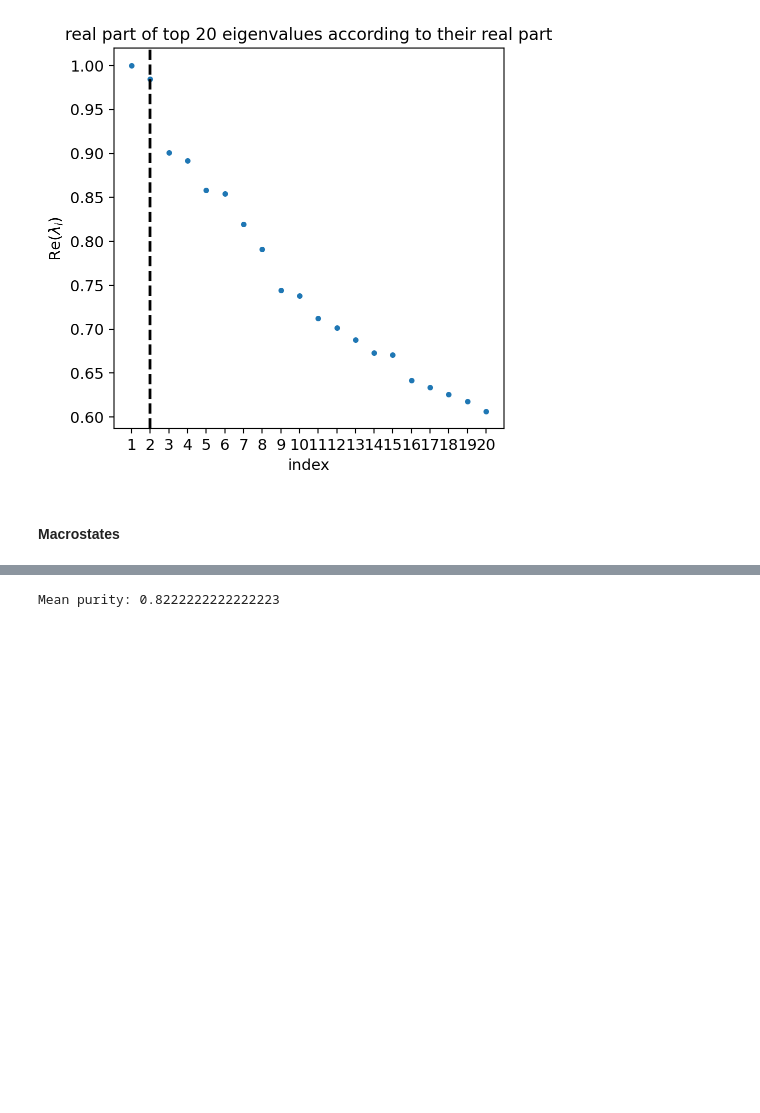
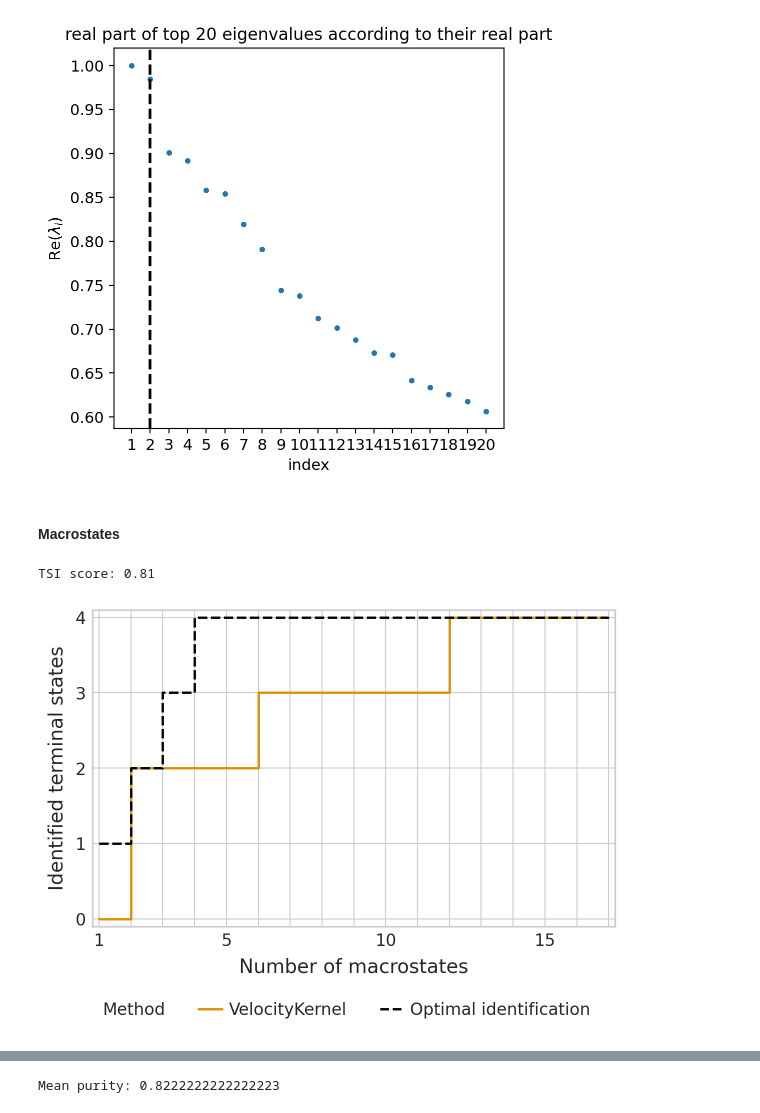
Before and after one commit to theislab/cellrank2_reproducibility, a Jupyter notebook: notebooks/labeling_kernel/fate_mapping.ipynb, the cells around one changed output, grey strips where cells are left out. Saved outputs shown, nothing was run; the diff lists cells and outputs as text; code cells hidden in the pictures; blank space fills up the shorter version.

```diff
--- a/notebooks/labeling_kernel/fate_mapping.ipynb
+++ b/notebooks/labeling_kernel/fate_mapping.ipynb
@@ -139,5 +130,36 @@ Adding `adata.uns['eigendecomposition_fwd']`
 [figure]
 # %% [markdown]
 #### Macrostates
+# %%
+terminal_states = ["Enteroendocrine progenitors", "Enterocytes", "Goblet cells", "Paneth cells"]
+cluster_key = "cell_type"
+
+if (DATA_DIR / "sceu_organoid" / "results" / "tsi-labeling_approach.csv").is_file():
+    tsi_df = pd.read_csv(DATA_DIR / "sceu_organoid" / "results" / "tsi-labeling_approach.csv")
+    estimator._tsi = AnnData(tsi_df, uns={"terminal_states": terminal_states, "cluster_key": cluster_key})
+    tsi_score = estimator.tsi(n_macrostates=17, terminal_states=terminal_states, cluster_key=cluster_key)
+else:
+    tsi_score = estimator.tsi(n_macrostates=17, terminal_states=terminal_states, cluster_key=cluster_key)
+    estimator._tsi.to_df().to_csv(DATA_DIR / "sceu_organoid" / "results" / "tsi-labeling_approach.csv", index=False)
+
+print(f"TSI score: {tsi_score:.2f}")
+# %% [output]
+TSI score: 0.81
+# %%
+# For nice name in figure legend
+estimator.kernel.__class__.__name__ = "VelocityKernel"
+palette = {"VelocityKernel": "#DE8F05", "Optimal identification": "#000000"}
+
+if SAVE_FIGURES:
+    fpath = FIG_DIR / "labeling_kernel" / f"tsi-labeling_approach.{FIGURE_FORMAT}"
+else:
+    fpath = None
+
+with mplscience.style_context():
+    sns.set_style(style="whitegrid")
+    estimator.plot_tsi(palette=palette, save=fpath)
+    plt.show()
+# %% [output]
+[figure, added]
 # %%
 estimator.compute_macrostates(n_states=12, cluster_key="cell_type")
```
Also changed, not shown: parts of 13 cells of this notebook, 4 other files.
